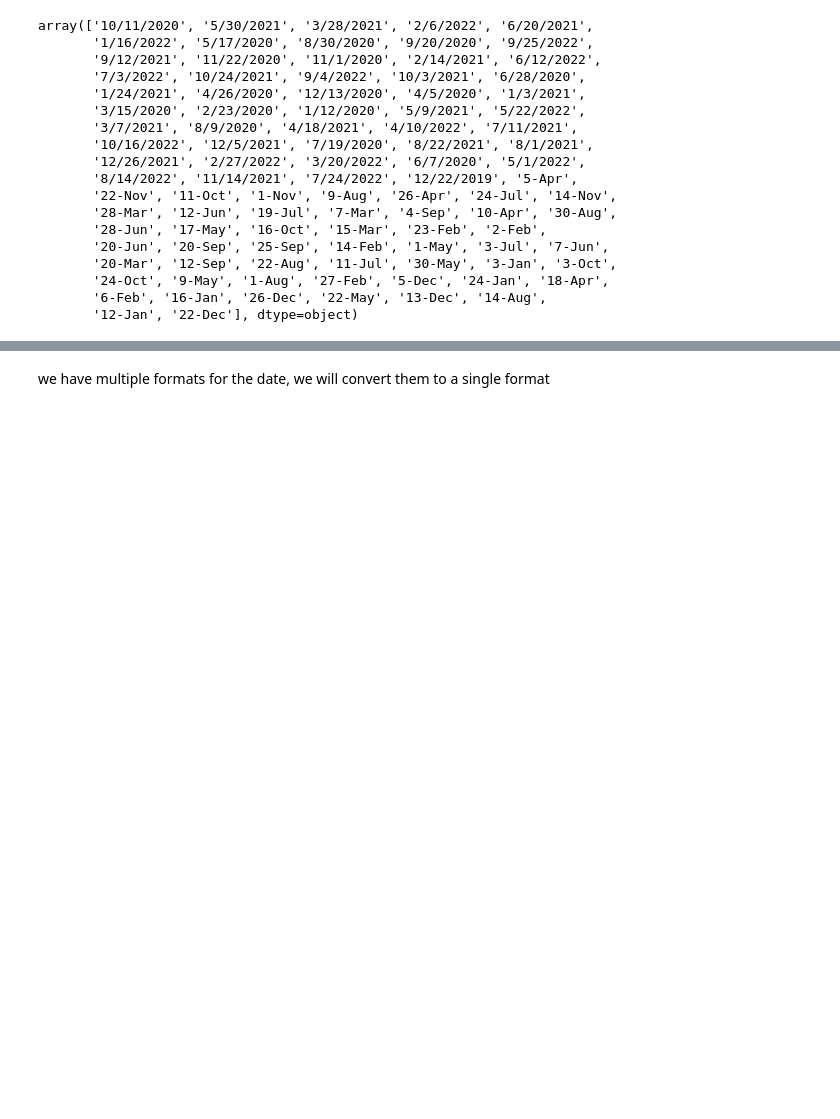
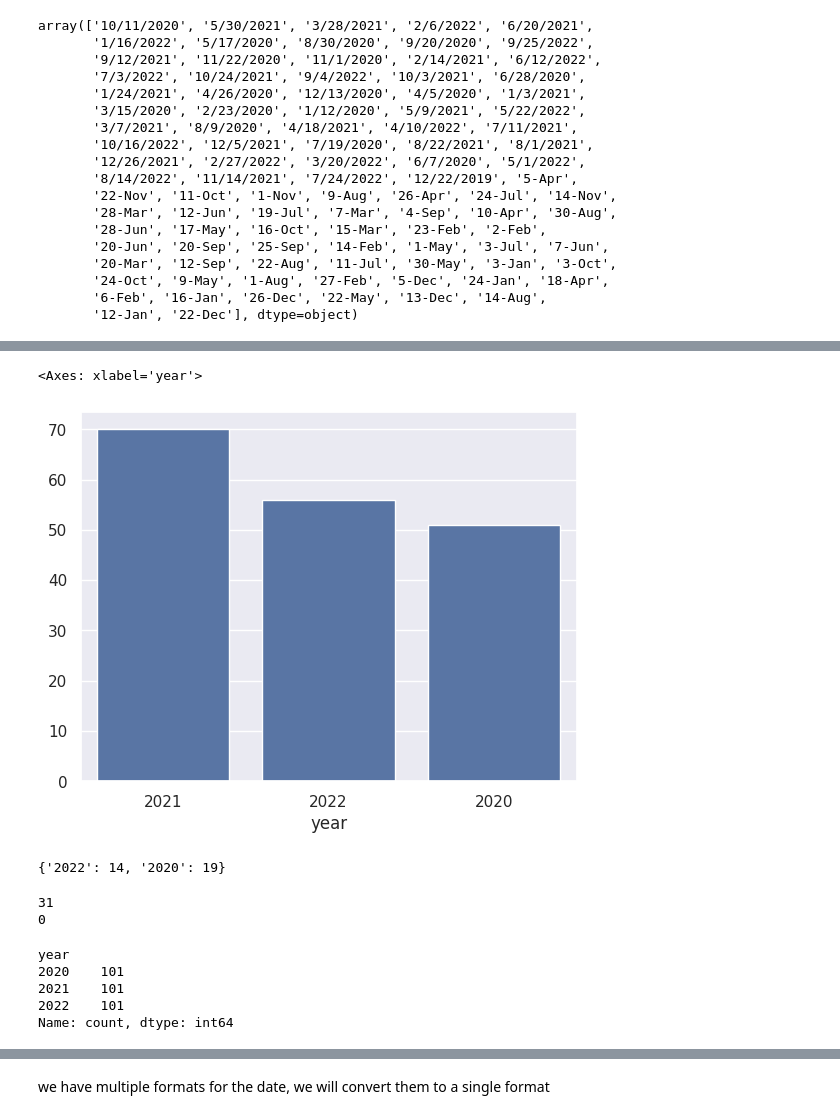
Before and after one commit to RedhaWassim/DataMining-project, a Jupyter notebook: notebook/EDA part 2.ipynb, the cells around one changed output, grey strips where cells are left out. Drawn from its saved outputs; the diff is of its cells as text; code cells hidden in the pictures; blank space fills up the shorter version.

```diff
--- a/notebook/EDA part 2.ipynb
+++ b/notebook/EDA part 2.ipynb
@@ -76,3 +149,24 @@ array(['10/11/2020', '5/30/2021', '3/28/2021', '2/6/2022', '6/20/2021',
        '24-Oct', '9-May', '1-Aug', '27-Feb', '5-Dec', '24-Jan', '18-Apr',
        '6-Feb', '16-Jan', '26-Dec', '22-May', '13-Dec', '14-Aug',
        '12-Jan', '22-Dec'], dtype=object)
+# %%
+# Define a dictionary to map month names to numerical values
+month_mapping = {
+    'Jan': '1',
+    'Feb': '2',
+    'Mar': '3',
+    'Apr': '4',
+    'May': '5',
+    'Jun': '6',
+    'Jul': '7',
+    'Aug': '8',
+    'Sep': '9',
+    'Oct': '10',
+    'Nov': '11',
+    'Dec': '12',
+    '-' : '/'
+}
+
+# Convert month names to numerical values
+df['Start date'] = df['Start date'].replace(month_mapping, regex=True)
+df['end date'] = df['end date'].replace(month_mapping, regex=True)
@@ -78,0 +189,2 @@ array(['10/11/2020', '5/30/2021', '3/28/2021', '2/6/2022', '6/20/2021',
+# %%
+df2=df.copy()
@@ -78,0 +207,12 @@ array(['10/11/2020', '5/30/2021', '3/28/2021', '2/6/2022', '6/20/2021',
+# %%
+# analyser les années :
+# Extract the year from the "Start date" column
+
+df2['year'] = df2['Start date'].str.extract('(\d{4})')
+df2['year'] = df2['year'].where(df2['year'].str.isnumeric(), "None")
+
+# Count occurrences of each year
+year_counts = df2['year'].value_counts()
+
+# Identify the year with the least occurrences
+min_occurred_year = year_counts.idxmin()
@@ -78,0 +237,20 @@ array(['10/11/2020', '5/30/2021', '3/28/2021', '2/6/2022', '6/20/2021',
+# %%
+year_counts=df2['year'].value_counts().drop(index="None")
+# %%
+sns.barplot(x=year_counts.index, y=year_counts.values)
+# %% [output]
+<Axes: xlabel='year'>
+[figure, added]
+# %%
+# number to balance data
+max_key = year_counts.idxmax()
+max_value = year_counts.max()
+missing = {}
+count=0
+for key, value in year_counts.items():
+    if value != max_value:
+        diff=max_value - value
+        missing[key] = diff
+        count+= diff
+# %% [output]
+{'2022': 14, '2020': 19}
@@ -78,0 +260,9 @@ array(['10/11/2020', '5/30/2021', '3/28/2021', '2/6/2022', '6/20/2021',
+# %%
+value_counts_after_update= df3['year'].value_counts()
+# Check if there are any missing values left
+if len(df3[df3['year'] == "None"]) != 0 :
+    number_per_value=int((value_counts_after_update['None']-count)/len(year_counts))
+    remaining=(value_counts_after_update['None']-count)%len(year_counts)
+# %% [output]
+31
+0
@@ -78,0 +317,8 @@ array(['10/11/2020', '5/30/2021', '3/28/2021', '2/6/2022', '6/20/2021',
+# %%
+df3['year'].value_counts()
+# %% [output]
+year
+2020    101
+2021    101
+2022    101
+Name: count, dtype: int64
```
Also changed, not shown: parts of 17 cells of this notebook, 5 other files.
